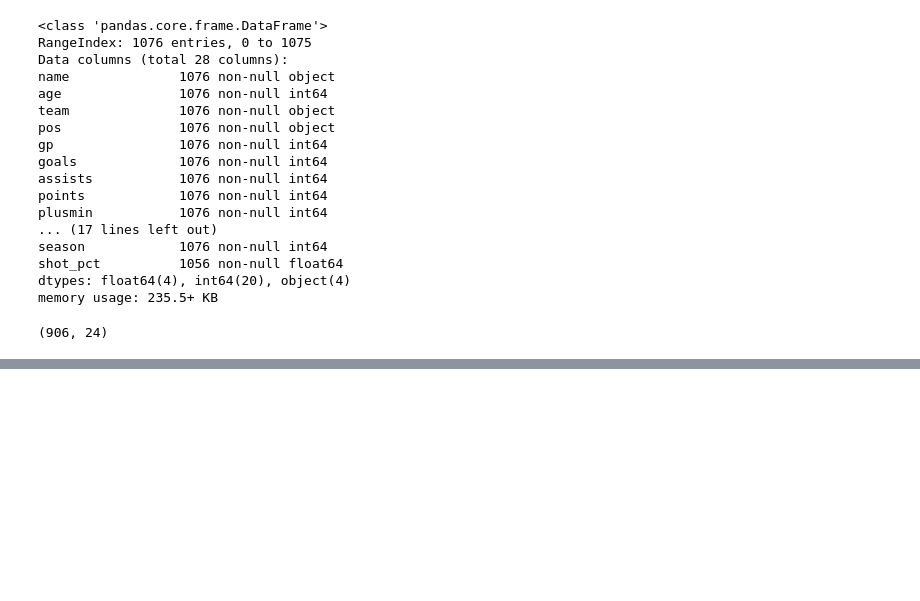
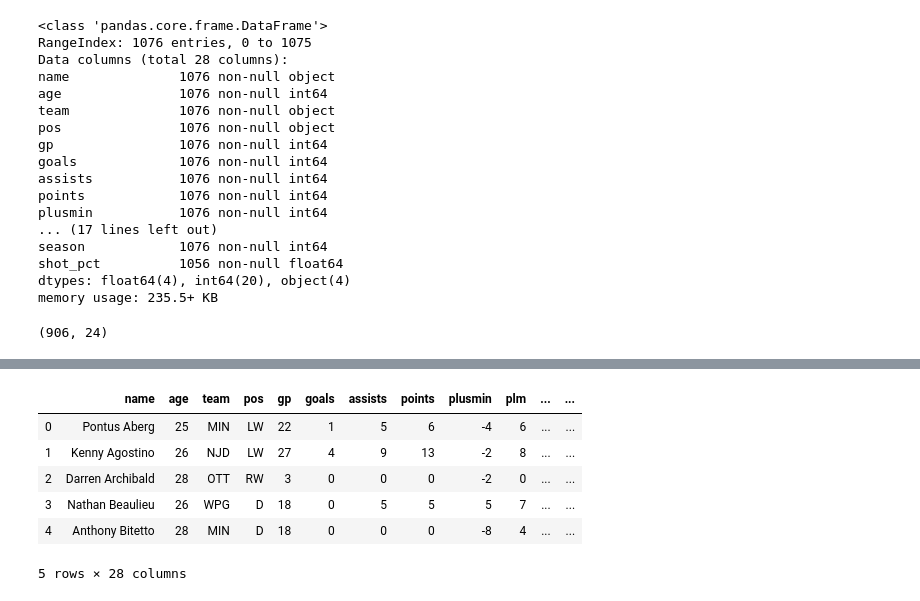
Before and after one commit to ArielJosephCohen/nhl_nba_teammate_effects, a Jupyter notebook: scraper_for_2019_nhl_season.ipynb, the cells around one changed output, grey strips where cells are left out. Cells and saved outputs as stored; diff of their text form; code cells hidden in the pictures; blank space fills up the shorter version.

```diff
--- a/scraper_for_2019_nhl_season.ipynb
+++ b/scraper_for_2019_nhl_season.ipynb
@@ -506,0 +493,2 @@ unique_players.head()
+# %%
+df['gpg']=df.goals/df.gp
@@ -506,0 +567,12 @@ unique_players.head()
+# %%
+final_team_df = df[df.name.duplicated()==True].drop_duplicates(subset='name',keep='last')
+# %%
+final_team_df.head()
+# %% [output]
+|  | name | age | team | pos | gp | goals | assists | points | plusmin | plm | ... | ... |
+| 0 | Pontus Aberg | 25 | MIN | LW | 22 | 1 | 5 | 6 | -4 | 6 | ... | ... |
+| 1 | Kenny Agostino | 26 | NJD | LW | 27 | 4 | 9 | 13 | -2 | 8 | ... | ... |
+| 2 | Darren Archibald | 28 | OTT | RW | 3 | 0 | 0 | 0 | -2 | 0 | ... | ... |
+| 3 | Nathan Beaulieu | 26 | WPG | D | 18 | 0 | 5 | 5 | 5 | 7 | ... | ... |
+| 4 | Anthony Bitetto | 28 | MIN | D | 18 | 0 | 0 | 0 | -8 | 4 | ... | ... |
+5 rows × 28 columns
```
Also changed, not shown: parts of 35 cells of this notebook.
